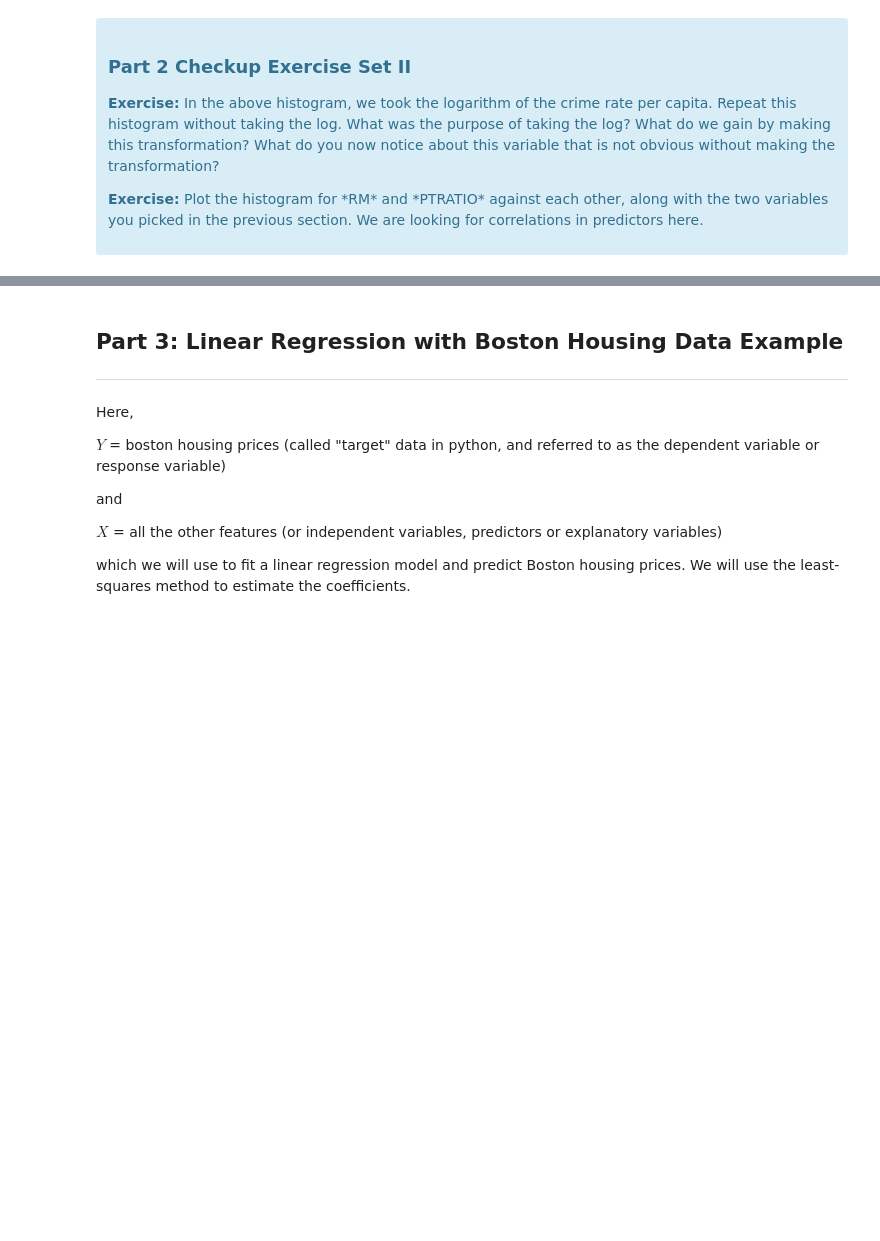
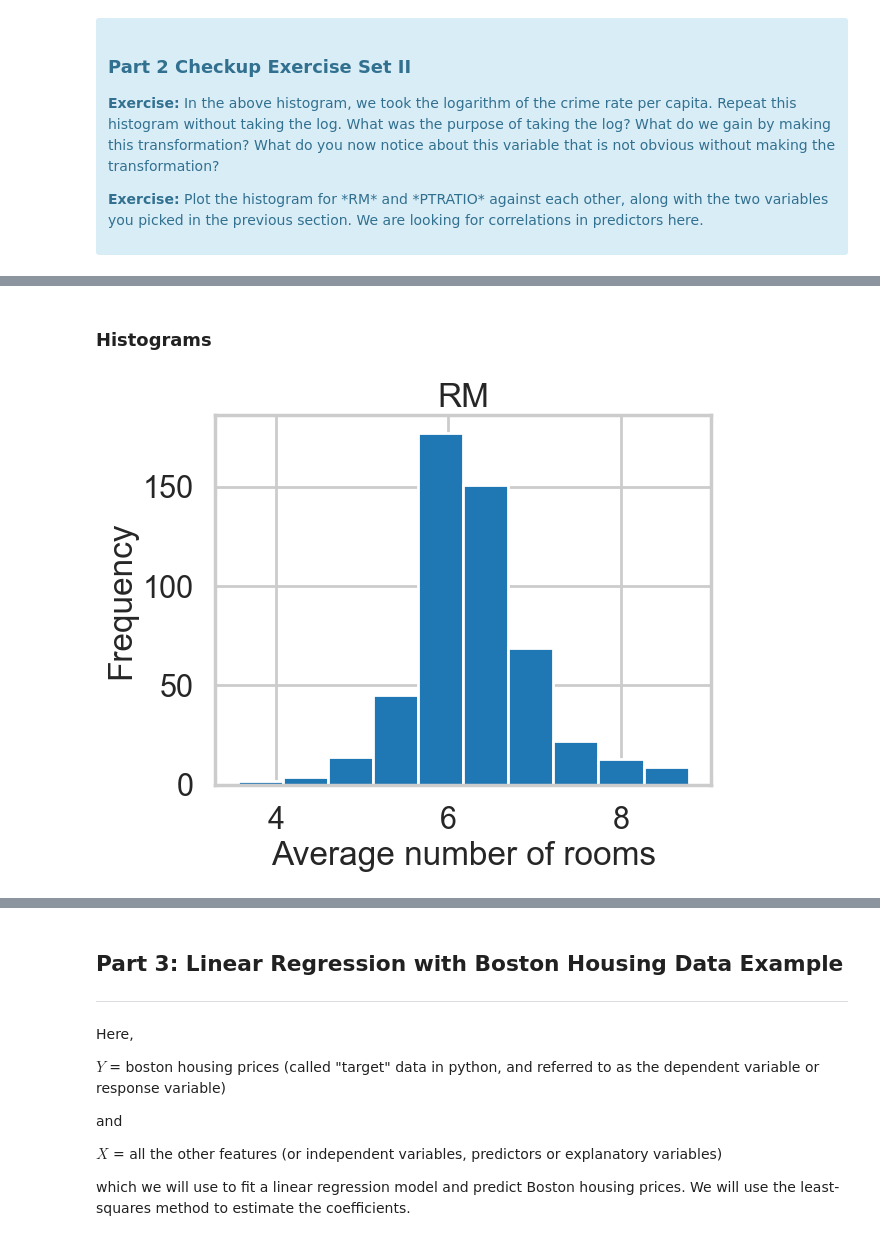
Before and after one commit to eraiken/Springboard, a Jupyter notebook: Unit 22/22.4 Case Study - Boston Housing/Mini_Project_Linear_Regression.ipynb, the cells around one changed output, grey strips where cells are left out. Drawn from its saved outputs; the diff is of its cells as text; code cells hidden in the pictures; blank space fills up the shorter version.

```diff
--- a/Unit 22/22.4 Case Study - Boston Housing/Mini_Project_Linear_Regression.ipynb
+++ b/Unit 22/22.4 Case Study - Boston Housing/Mini_Project_Linear_Regression.ipynb
@@ -316,0 +322,11 @@ plt.show()
+# %% [markdown]
+### Histograms
+# %%
+# RM histogram
+plt.hist(bos.RM)
+plt.title("RM")
+plt.xlabel("Average number of rooms")
+plt.ylabel("Frequency")
+plt.show()
+# %% [output]
+[figure, added]
```
Also changed, not shown: parts of 12 cells of this notebook.
